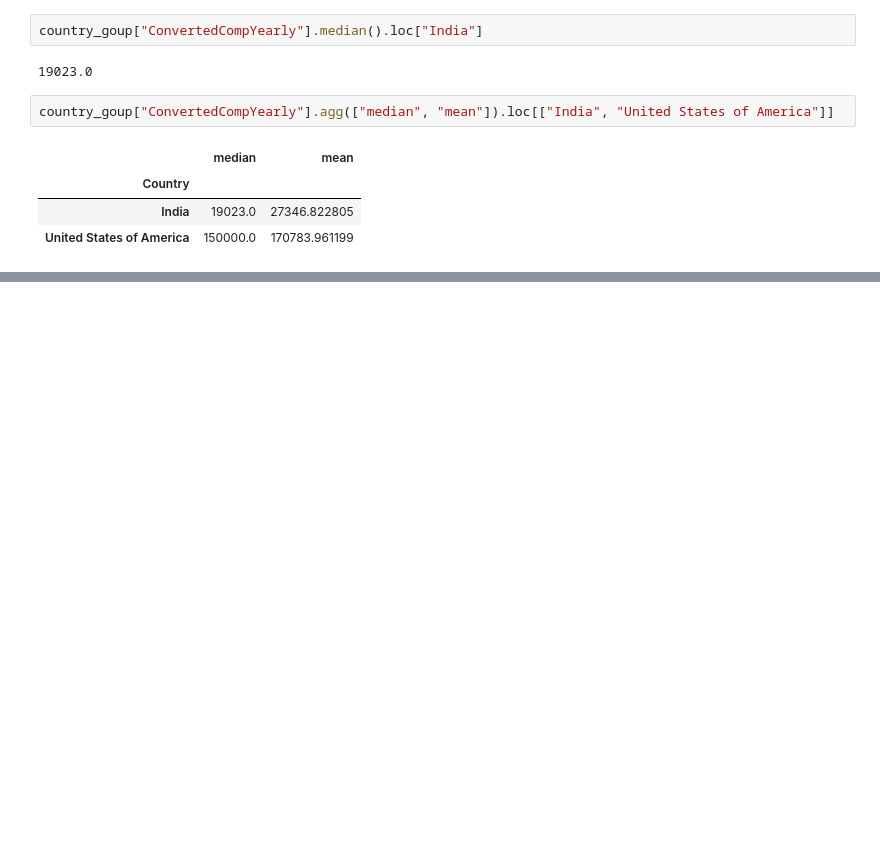
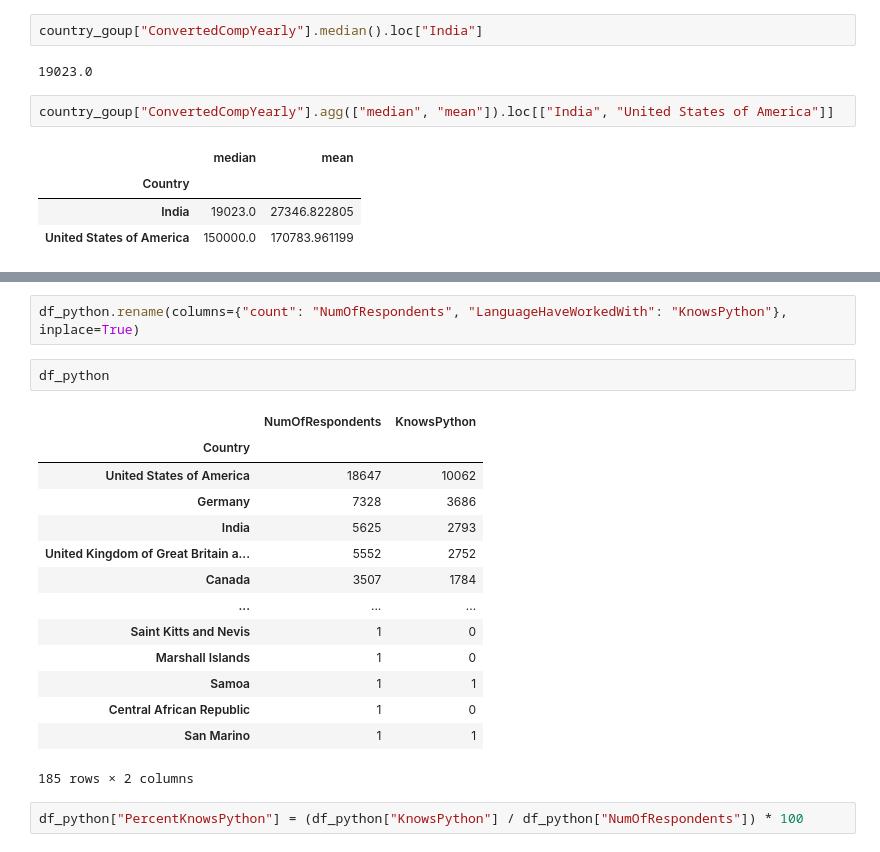
Before and after one commit to rahul-pandita/Pandas, a Jupyter notebook: 7_grouping_data.ipynb, the cells around one changed output, grey strips where cells are left out. Drawn from its saved outputs; the diff is of its cells as text; blank space fills up the shorter version.

```diff
--- a/7_grouping_data.ipynb
+++ b/7_grouping_data.ipynb
@@ -337,0 +420,21 @@ country_goup["ConvertedCompYearly"].agg(["median", "mean"]).loc[["India", "Unite
+# %%
+df_python.rename(columns={"count": "NumOfRespondents", "LanguageHaveWorkedWith": "KnowsPython"}, inplace=True)
+# %%
+df_python
+# %% [output]
+|  | NumOfRespondents | KnowsPython |
+| Country |  |  |
+| United States of America | 18647 | 10062 |
+| Germany | 7328 | 3686 |
+| India | 5625 | 2793 |
+| United Kingdom of Great Britain a... | 5552 | 2752 |
+| Canada | 3507 | 1784 |
+| ... | ... | ... |
+| Saint Kitts and Nevis | 1 | 0 |
+| Marshall Islands | 1 | 0 |
+| Samoa | 1 | 1 |
+| Central African Republic | 1 | 0 |
+| San Marino | 1 | 1 |
+185 rows × 2 columns
+# %%
+df_python["PercentKnowsPython"] = (df_python["KnowsPython"] / df_python["NumOfRespondents"]) * 100
```
Also changed, not shown: parts of 16 cells of this notebook.
